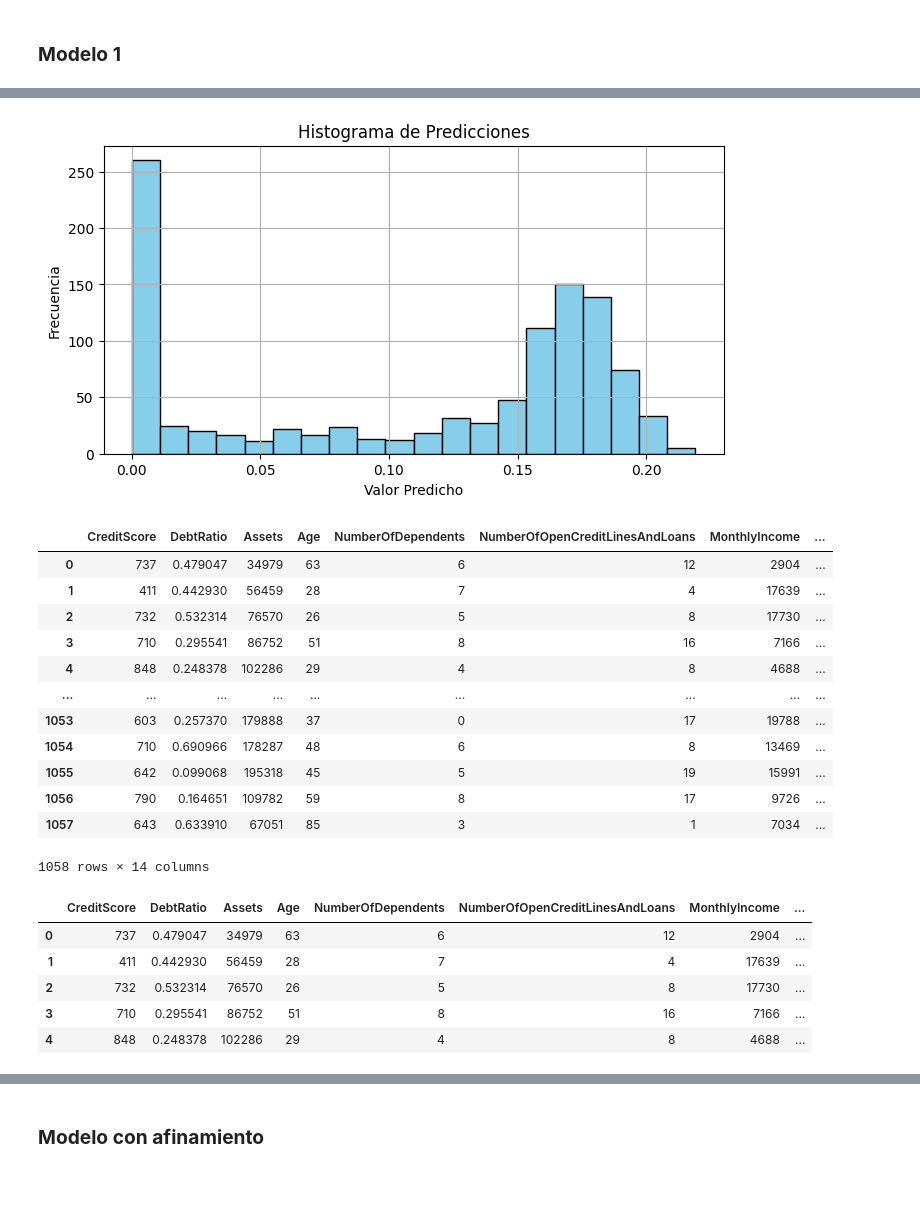
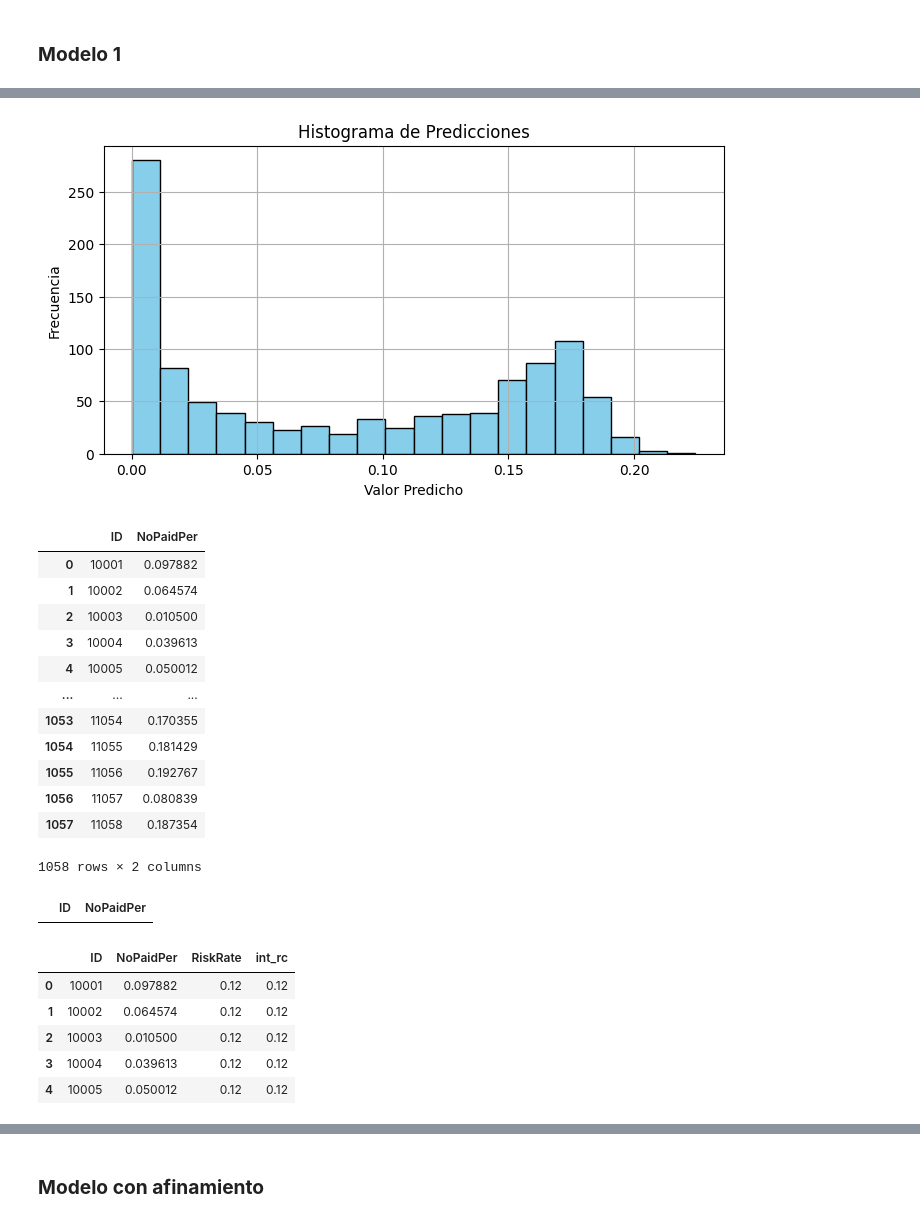
Before and after one commit to Leostark95/Proyecto_Finanzas, a Jupyter notebook: d_modelos.ipynb, the cells around one changed output, grey strips where cells are left out. Saved outputs shown, nothing was run; the diff lists cells and outputs as text; code cells hidden in the pictures; blank space fills up the shorter version.

```diff
--- a/d_modelos.ipynb
+++ b/d_modelos.ipynb
@@ -166,7 +166,7 @@ model1 = tf.keras.models.Sequential([
     tf.keras.layers.Dense(128, activation='relu'),
     tf.keras.layers.Dense(64, activation='relu'),
     tf.keras.layers.Dense(32, activation='relu'),
-    tf.keras.layers.Dense(1, activation='relu')
+    tf.keras.layers.Dense(1, activation='sigmoid')
 ])
 
 # Configurar el optimizador y la función de pérdida para un problema de regresión
@@ -342,38 +346,40 @@ plt.ylabel('Frecuencia')
 plt.grid(True)
 plt.show()
 # %% [output]
-[figure, old version]
+[figure, new version]
 # %%
-df_predic = df_new_credit.copy()
+df_predic = pd.DataFrame(monto_credito['ID'])
 df_predic['NoPaidPer'] = y_pred_new
 df_predic
 # %% [output]
-|  | CreditScore | DebtRatio | Assets | Age | NumberOfDependents | NumberOfOpenCreditLinesAndLoans | MonthlyIncome | ... |
-| 0 | 737 | 0.479047 | 34979 | 63 | 6 | 12 | 2904 | ... |
-| 1 | 411 | 0.442930 | 56459 | 28 | 7 | 4 | 17639 | ... |
-| 2 | 732 | 0.532314 | 76570 | 26 | 5 | 8 | 17730 | ... |
-| 3 | 710 | 0.295541 | 86752 | 51 | 8 | 16 | 7166 | ... |
-| 4 | 848 | 0.248378 | 102286 | 29 | 4 | 8 | 4688 | ... |
-| ... | ... | ... | ... | ... | ... | ... | ... | ... |
-| 1053 | 603 | 0.257370 | 179888 | 37 | 0 | 17 | 19788 | ... |
-| 1054 | 710 | 0.690966 | 178287 | 48 | 6 | 8 | 13469 | ... |
-| 1055 | 642 | 0.099068 | 195318 | 45 | 5 | 19 | 15991 | ... |
-| 1056 | 790 | 0.164651 | 109782 | 59 | 8 | 17 | 9726 | ... |
-| 1057 | 643 | 0.633910 | 67051 | 85 | 3 | 1 | 7034 | ... |
+|  | ID | NoPaidPer |
+| 0 | 10001 | 0.097882 |
+| 1 | 10002 | 0.064574 |
+| 2 | 10003 | 0.010500 |
+| 3 | 10004 | 0.039613 |
+| 4 | 10005 | 0.050012 |
+| ... | ... | ... |
+| 1053 | 11054 | 0.170355 |
+| 1054 | 11055 | 0.181429 |
+| 1055 | 11056 | 0.192767 |
+| 1056 | 11057 | 0.080839 |
+| 1057 | 11058 | 0.187354 |
-1058 rows × 14 columns
+1058 rows × 2 columns
+# %%
+df_predic[df_predic['NoPaidPer']<0]
+# %% [output]
+|  | ID | NoPaidPer |
 # %%
-# Multiplicar la tasa de no pago por 0.9
-df_predic['NoPaidPer_adjusted'] = df_predic['NoPaidPer'] * 0.9
 
-# Asignar la tasa de riesgo de 12% para aquellos con tasa ajustada menor al 15%
-df_predic['RiskRate'] = np.where(df_predic['NoPaidPer_adjusted'] < 0.15, 0.12, 0)
+# Asignar la tasa de riesgo
+df_predic['int_rc'] = np.where(df_predic['NoPaidPer'] < 0.15, 0.12, df_predic['NoPaidPer'] * 0.8)
 
 # Mostrar los resultados
 df_predic.head()
 # %% [output]
-|  | CreditScore | DebtRatio | Assets | Age | NumberOfDependents | NumberOfOpenCreditLinesAndLoans | MonthlyIncome | ... |
-| 0 | 737 | 0.479047 | 34979 | 63 | 6 | 12 | 2904 | ... |
-| 1 | 411 | 0.442930 | 56459 | 28 | 7 | 4 | 17639 | ... |
-| 2 | 732 | 0.532314 | 76570 | 26 | 5 | 8 | 17730 | ... |
-| 3 | 710 | 0.295541 | 86752 | 51 | 8 | 16 | 7166 | ... |
-| 4 | 848 | 0.248378 | 102286 | 29 | 4 | 8 | 4688 | ... |
+|  | ID | NoPaidPer | RiskRate | int_rc |
+| 0 | 10001 | 0.097882 | 0.12 | 0.12 |
+| 1 | 10002 | 0.064574 | 0.12 | 0.12 |
+| 2 | 10003 | 0.010500 | 0.12 | 0.12 |
+| 3 | 10004 | 0.039613 | 0.12 | 0.12 |
+| 4 | 10005 | 0.050012 | 0.12 | 0.12 |
```
Also changed, not shown: parts of 19 cells of this notebook, 2 other files.
